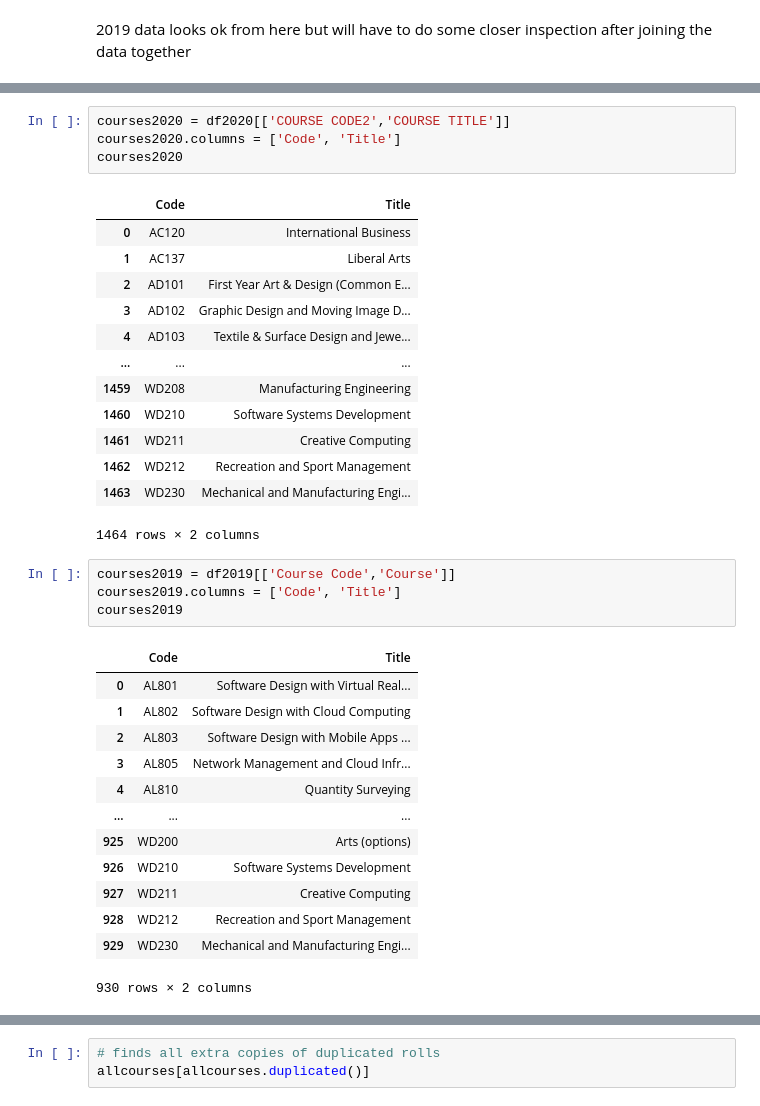
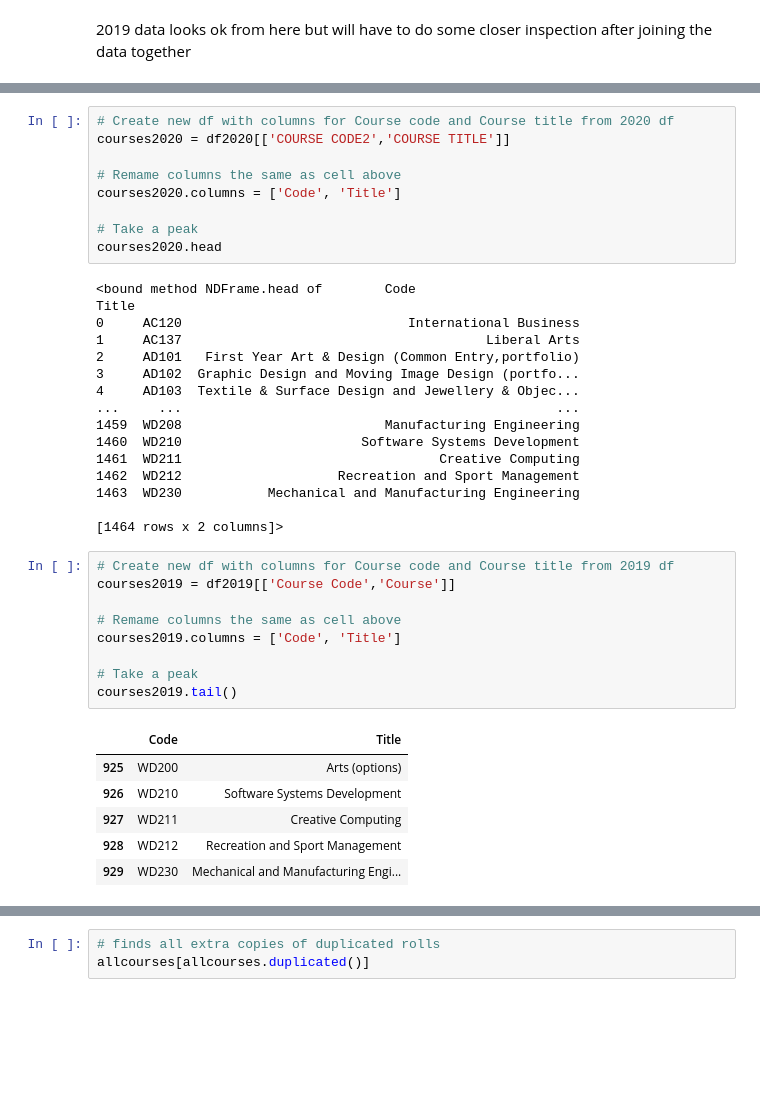
Before and after one commit to Lynch08/Fundementals_Of_Data_Analysis, a Jupyter notebook: cao.ipynb, the cells around one changed output, grey strips where cells are left out. Cells and saved outputs as stored; diff of their text form; blank space fills up the shorter version.

```diff
--- a/cao.ipynb
+++ b/cao.ipynb
@@ -411,39 +468,43 @@ courses2021
 | 948 | WD232 | Business Information Systems |
 949 rows × 2 columns
 # %%
+# Create new df with columns for Course code and Course title from 2020 df
 courses2020 = df2020[['COURSE CODE2','COURSE TITLE']]
+
+# Remame columns the same as cell above
 courses2020.columns = ['Code', 'Title']
-courses2020
+
+# Take a peak
+courses2020.head
 # %% [output]
-|  | Code | Title |
-| 0 | AC120 | International Business |
-| 1 | AC137 | Liberal Arts |
-| 2 | AD101 | First Year Art & Design (Common E... |
-| 3 | AD102 | Graphic Design and Moving Image D... |
-| 4 | AD103 | Textile & Surface Design and Jewe... |
-| ... | ... | ... |
-| 1459 | WD208 | Manufacturing Engineering |
-| 1460 | WD210 | Software Systems Development |
-| 1461 | WD211 | Creative Computing |
-| 1462 | WD212 | Recreation and Sport Management |
-| 1463 | WD230 | Mechanical and Manufacturing Engi... |
-1464 rows × 2 columns
+<bound method NDFrame.head of        Code                                              Title
+0     AC120                             International Business
+1     AC137                                       Liberal Arts
+2     AD101   First Year Art & Design (Common Entry,portfolio)
+3     AD102  Graphic Design and Moving Image Design (portfo...
+4     AD103  Textile & Surface Design and Jewellery & Objec...
+...     ...                                                ...
+1459  WD208                          Manufacturing Engineering
+1460  WD210                       Software Systems Development
+1461  WD211                                 Creative Computing
+1462  WD212                    Recreation and Sport Management
+1463  WD230           Mechanical and Manufacturing Engineering
+
+[1464 rows x 2 columns]>
 # %%
+# Create new df with columns for Course code and Course title from 2019 df
 courses2019 = df2019[['Course Code','Course']]
+
+# Remame columns the same as cell above
 courses2019.columns = ['Code', 'Title']
-courses2019
+
+# Take a peak
+courses2019.tail()
 # %% [output]
 |  | Code | Title |
-| 0 | AL801 | Software Design with Virtual Real... |
-| 1 | AL802 | Software Design with Cloud Computing |
-| 2 | AL803 | Software Design with Mobile Apps ... |
-| 3 | AL805 | Network Management and Cloud Infr... |
-| 4 | AL810 | Quantity Surveying |
-| ... | ... | ... |
 | 925 | WD200 | Arts (options) |
 | 926 | WD210 | Software Systems Development |
 | 927 | WD211 | Creative Computing |
 | 928 | WD212 | Recreation and Sport Management |
 | 929 | WD230 | Mechanical and Manufacturing Engi... |
-930 rows × 2 columns
 # %%
```
Also changed, not shown: parts of 104 cells of this notebook, 17 other files.
